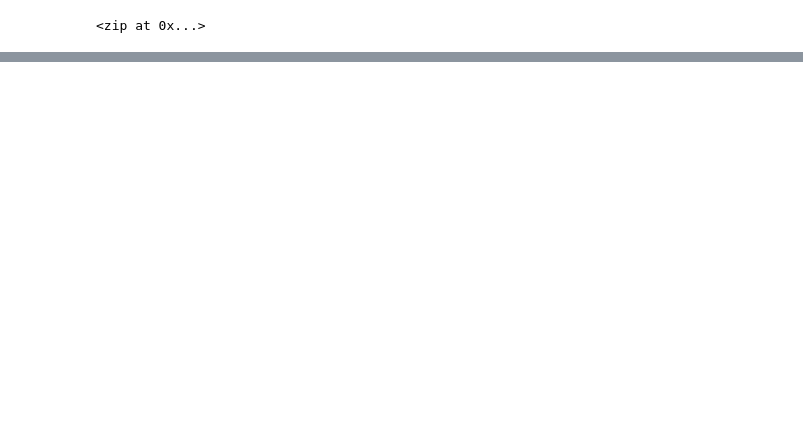
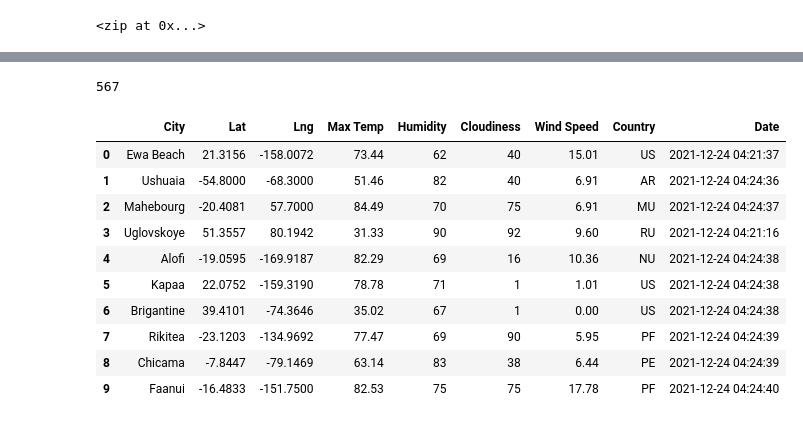
Before and after one commit to pascalegeday/World_Weather_Analysis, a Jupyter notebook: WeatherPy.ipynb, the cells around one changed output, grey strips where cells are left out. Saved outputs shown, nothing was run; the diff lists cells and outputs as text; code cells hidden in the pictures; blank space fills up the shorter version.

Commit message:
Modifying .gitignore and WeatherPy file.

```diff
--- a/WeatherPy.ipynb
+++ b/WeatherPy.ipynb
@@ -32,0 +39,3 @@ len(cities)
+# %%
+# Starting URL for Weather Map API Call.
+url = "http://api.openweathermap.org/data/2.5/weather?units=Imperial&APPID=" + weather_api_key
@@ -32,0 +125,20 @@ len(cities)
+# %%
+len(city_data)
+# %% [output]
+567
+# %%
+# Convert the array of dictionaries to a Pandas DataFrame.
+city_data_df = pd.DataFrame(city_data)
+city_data_df.head(10)
+# %% [output]
+|  | City | Lat | Lng | Max Temp | Humidity | Cloudiness | Wind Speed | Country | Date |
+| 0 | Ewa Beach | 21.3156 | -158.0072 | 73.44 | 62 | 40 | 15.01 | US | 2021-12-24 04:21:37 |
+| 1 | Ushuaia | -54.8000 | -68.3000 | 51.46 | 82 | 40 | 6.91 | AR | 2021-12-24 04:24:36 |
+| 2 | Mahebourg | -20.4081 | 57.7000 | 84.49 | 70 | 75 | 6.91 | MU | 2021-12-24 04:24:37 |
+| 3 | Uglovskoye | 51.3557 | 80.1942 | 31.33 | 90 | 92 | 9.60 | RU | 2021-12-24 04:21:16 |
+| 4 | Alofi | -19.0595 | -169.9187 | 82.29 | 69 | 16 | 10.36 | NU | 2021-12-24 04:24:38 |
+| 5 | Kapaa | 22.0752 | -159.3190 | 78.78 | 71 | 1 | 1.01 | US | 2021-12-24 04:24:38 |
+| 6 | Brigantine | 39.4101 | -74.3646 | 35.02 | 67 | 1 | 0.00 | US | 2021-12-24 04:24:38 |
+| 7 | Rikitea | -23.1203 | -134.9692 | 77.47 | 69 | 90 | 5.95 | PF | 2021-12-24 04:24:39 |
+| 8 | Chicama | -7.8447 | -79.1469 | 63.14 | 83 | 38 | 6.44 | PE | 2021-12-24 04:24:39 |
+| 9 | Faanui | -16.4833 | -151.7500 | 82.53 | 75 | 75 | 17.78 | PF | 2021-12-24 04:24:40 |
```
Also changed, not shown: parts of 6 cells of this notebook, 1 other file.
